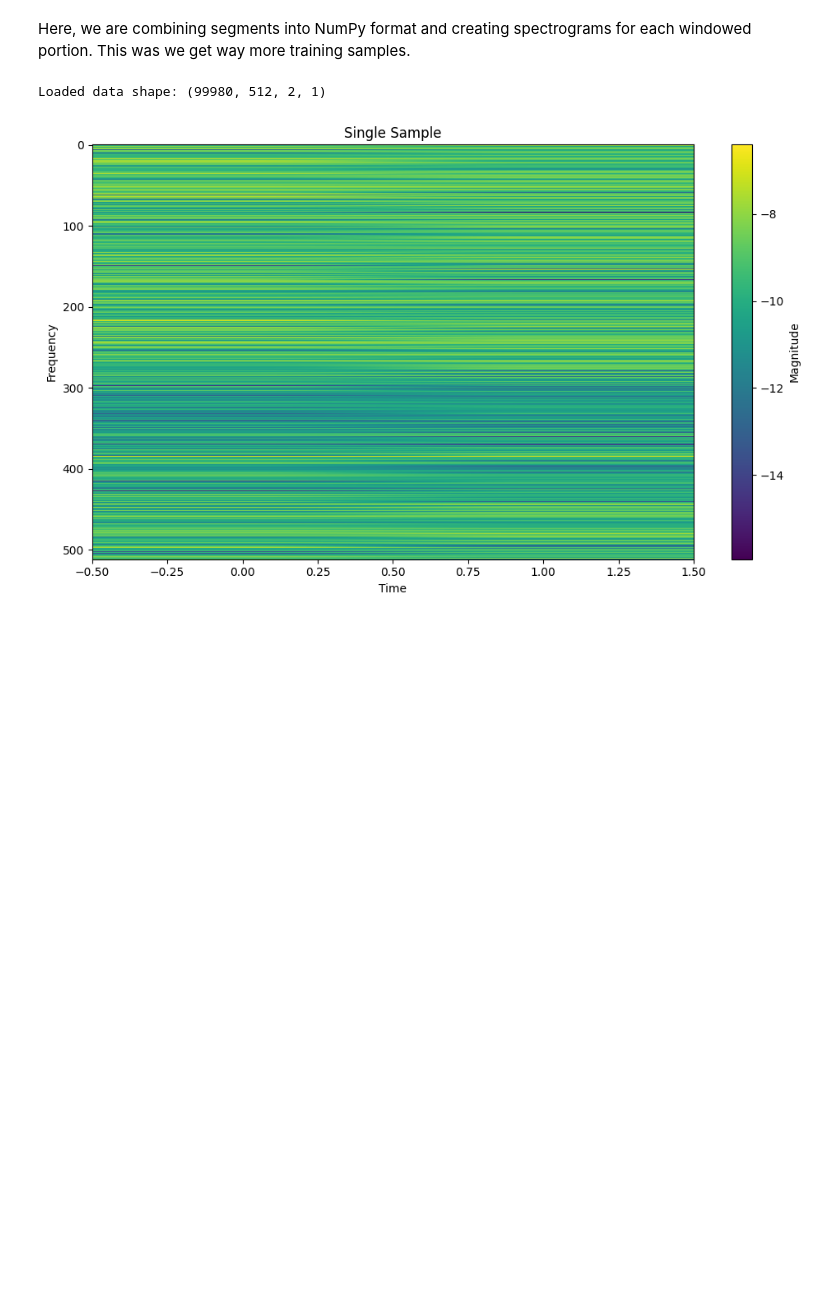
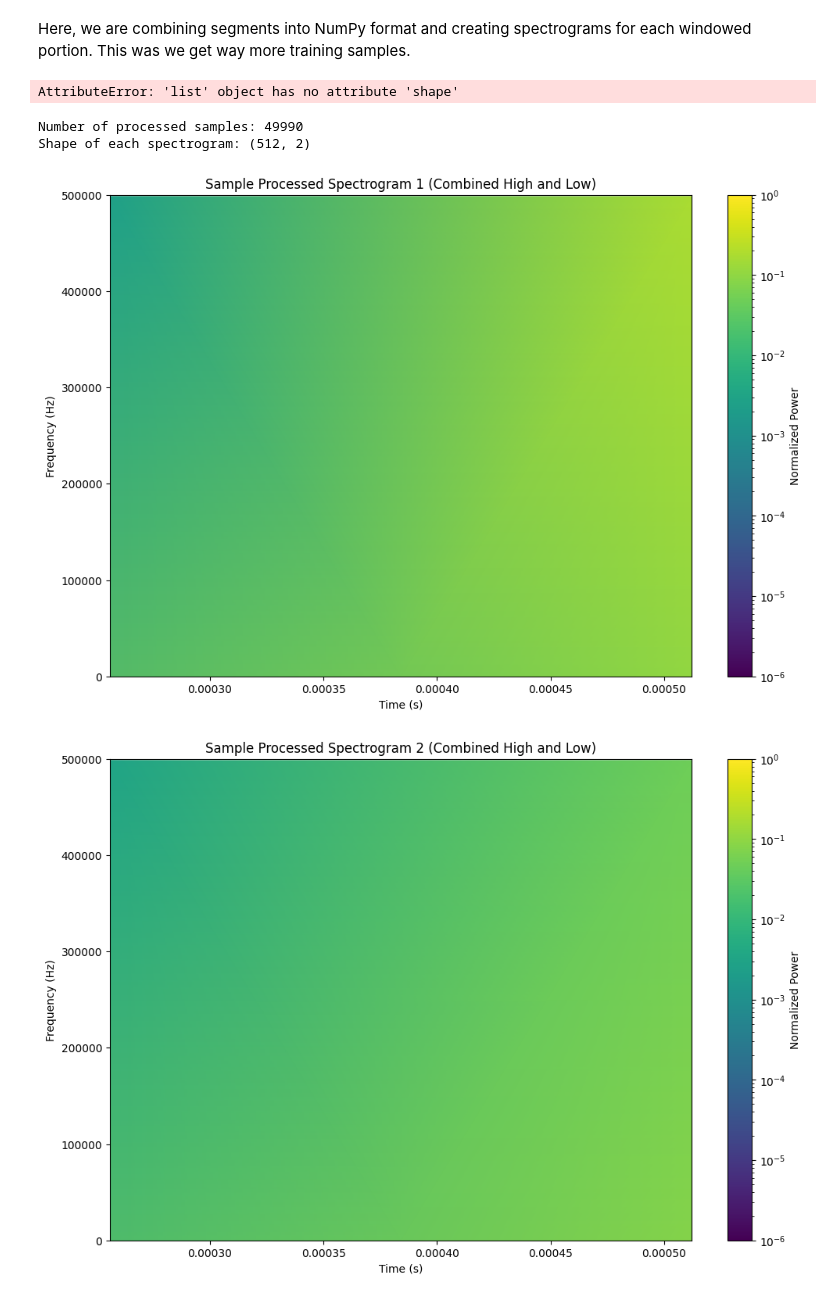
Before and after one commit to r-dura/rf-anomaly-detection, a Jupyter notebook: loading_data.ipynb, the cells around one changed output. Cells and saved outputs as stored; diff of their text form; code cells hidden in the pictures; blank space fills up the shorter version.

Commit message:
changed normalization and added plots for spectrograms and distributions

```diff
--- a/loading_data.ipynb
+++ b/loading_data.ipynb
@@ -12,11 +13,9 @@ In the context of the DroneRF dataset, a "segment" refers to a single recording
 Here, we are combining segments into NumPy format and creating spectrograms for each windowed portion. This was we get way more training samples.
 # %%
 base_path = './data/raw/known_signal_subset'
-data = prepare_data(base_path, num_segments = 10)
-
-print(f"Loaded data shape: {data.shape}")
+data = prepare_data(base_path, num_segments = 5)
 # %% [output]
-Loaded data shape: (99980, 512, 2, 1)
+AttributeError: 'list' object has no attribute 'shape'
 # %%
 # Saving to numpy file
 processed_path = './data/processed/spectrogram_data'
@@ -24,16 +23,15 @@ np.save(processed_path, data)
 # %%
 # Used when data preprocessing is already done
 # data = np.load('./data/processed/spectrogram_data.npy')
-# %%
-sample = data[200]
-sample = sample.squeeze()
-plt.figure(figsize=(10, 6))
-plt.imshow(np.log1p(sample), aspect='auto', cmap='viridis')
-plt.colorbar(label='Magnitude')
-plt.title('Single Sample')
-plt.xlabel('Time')
-plt.ylabel('Frequency')
-plt.tight_layout()
-plt.show()
-# %% [output]
-[figure, removed]
+# %%
+print(f"Number of processed samples: {len(data)}")
+print(f"Shape of each spectrogram: {data[0][2].shape}")
+# %% [output]
+Number of processed samples: 49990
+Shape of each spectrogram: (512, 2)
+# %%
+for i in range(3):
+    plot_spectrogram(data[i*100], f"Sample Processed Spectrogram {i+1} (Combined High and Low)")
+# %% [output]
+[figure, added]
+[figure, added]
```
Also changed, not shown: parts of 9 cells of this notebook, 3 other files.
